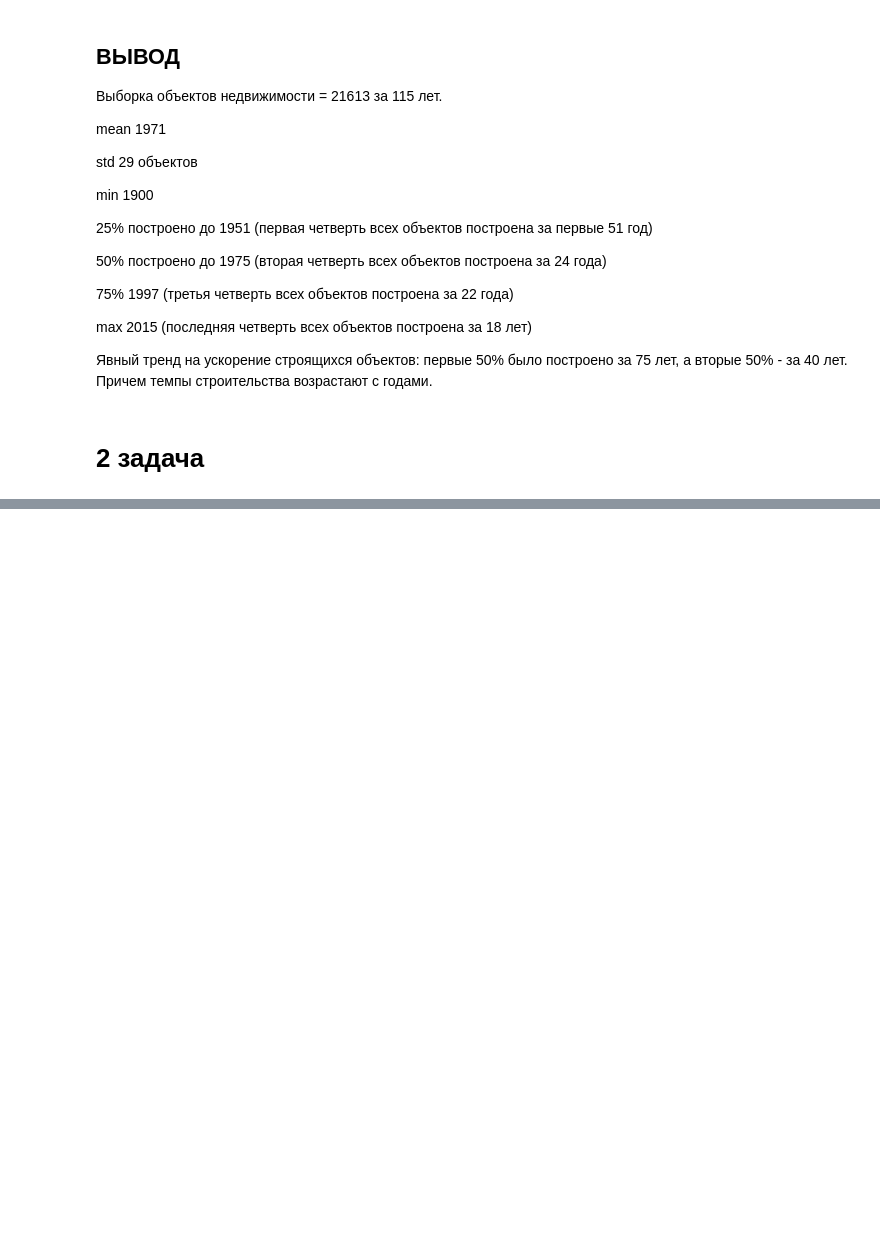
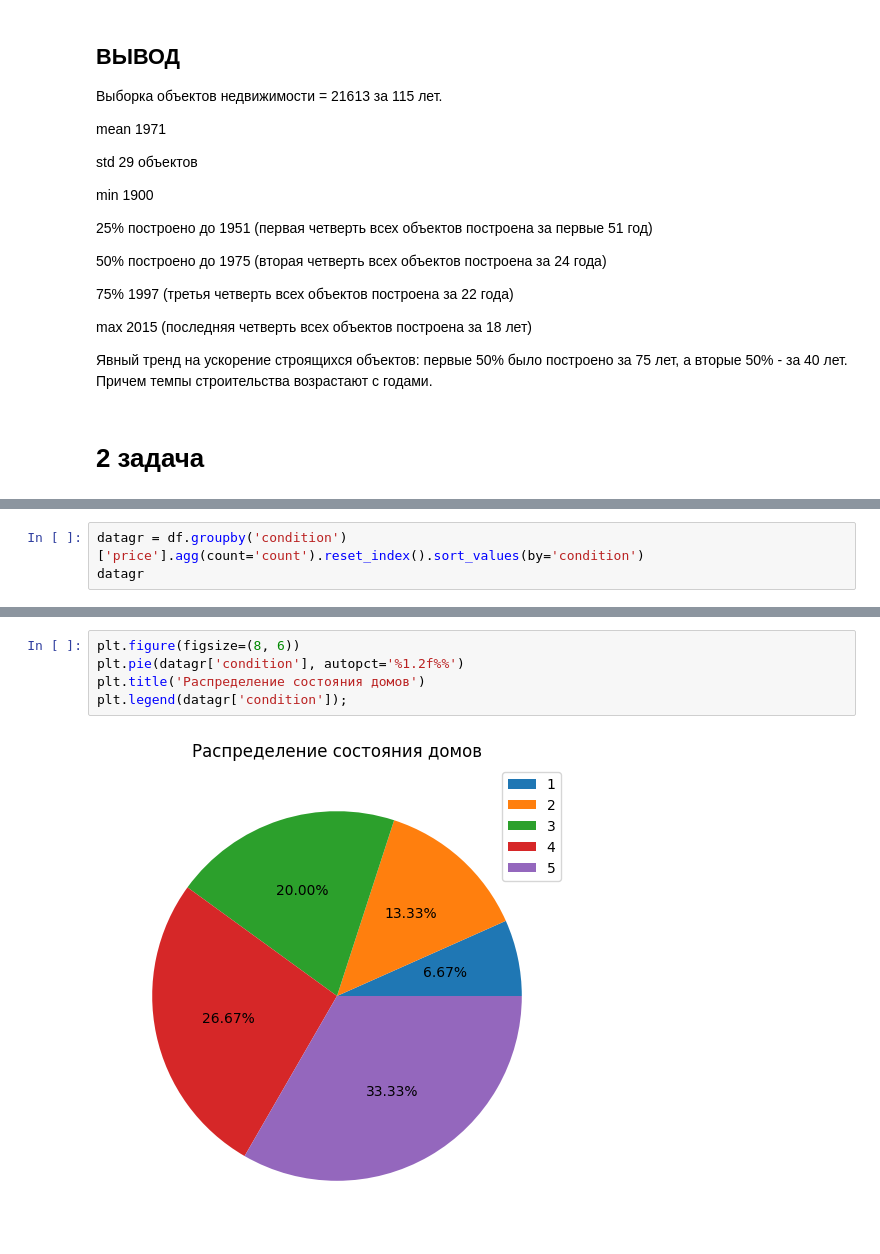
Before and after one commit to AlexKletke/hw4-part2, a Jupyter notebook: exes4.ipynb, the cells around one changed output, grey strips where cells are left out. Drawn from its saved outputs; the diff is of its cells as text; blank space fills up the shorter version.

```diff
--- a/exes4.ipynb
+++ b/exes4.ipynb
@@ -252,0 +366,3 @@ max       2015 (последняя четверть всех объектов п
+# %%
+datagr = df.groupby('condition')['price'].agg(count='count').reset_index().sort_values(by='condition')
+datagr
@@ -252,0 +376,7 @@ max       2015 (последняя четверть всех объектов п
+# %%
+plt.figure(figsize=(8, 6))
+plt.pie(datagr['condition'], autopct='%1.2f%%')
+plt.title('Распределение состояния домов')
+plt.legend(datagr['condition']);
+# %% [output]
+[figure, added]
```
Also changed, not shown: parts of 18 cells of this notebook.
